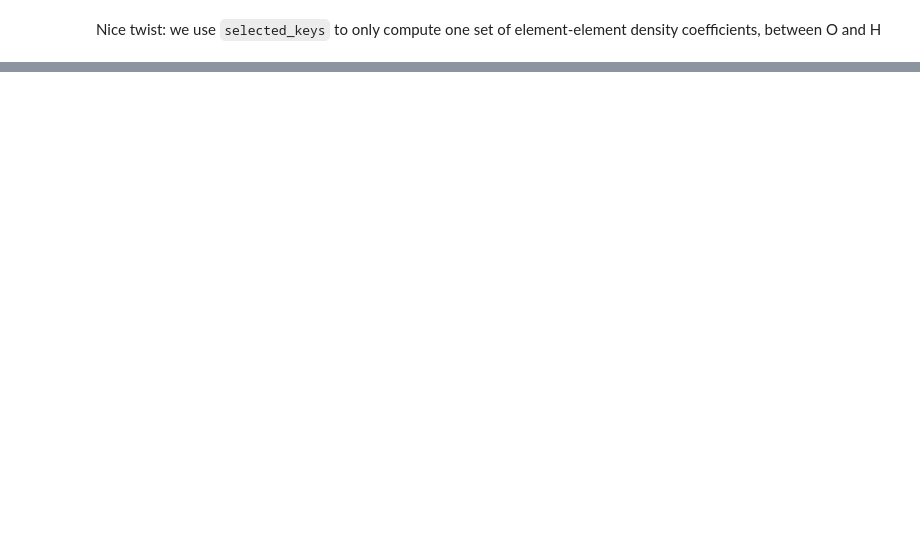
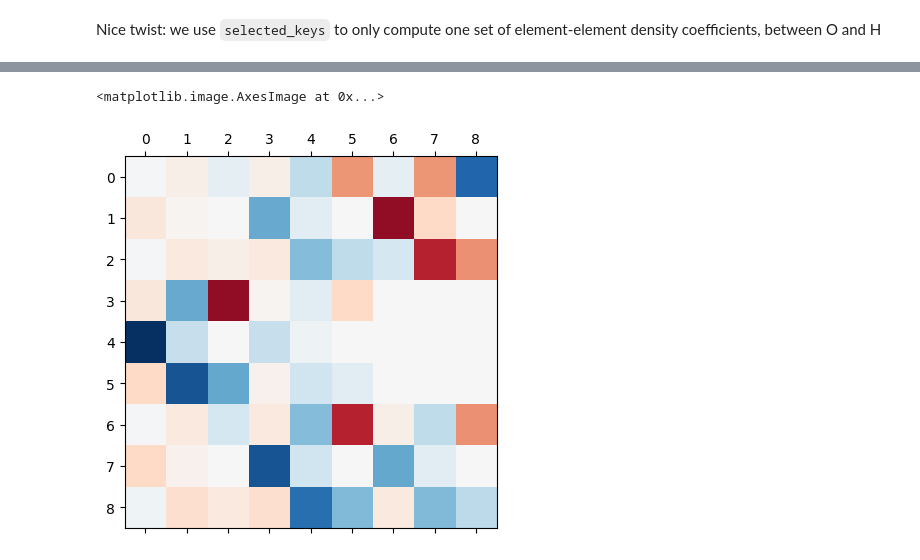
Before and after one commit to ceriottm/ale-notebooks, a Jupyter notebook: lecture-2.ipynb, the cells around one changed output, grey strips where cells are left out. Saved outputs shown, nothing was run; the diff lists cells and outputs as text; code cells hidden in the pictures; blank space fills up the shorter version.

```diff
--- a/lecture-2.ipynb
+++ b/lecture-2.ipynb
@@ -482,0 +530,22 @@ plt.plot(rgrid, Rnl[(1,1)])
+# %%
+rotated_structures = []
+rotated_wdipole = []
+# this is the reference molecule we use
+selected_frame = h2o_frames[81].copy()
+selected_dipole = h2o_dipole[81].copy()
+selected_frame.info['alpha'] = 0
+selected_frame.info['beta'] = 0
+selected_frame.info['gamma'] = 0
+for alpha in np.linspace(0, 2*np.pi, 8):
+    for beta in np.linspace(0, np.pi, 4):
+        for gamma in np.linspace(0, 2*np.pi, 8):
+            rot_frame = selected_frame.copy()
+            rot_frame.info['alpha'] = alpha
+            rot_frame.info['beta'] = beta
+            rot_frame.info['gamma'] = gamma
+            # rotates the frame
+            R = rotation_matrix(alpha, beta, gamma)
+            rot_frame.positions = rot_frame.positions@R.T
+            rot_frame.cell = rot_frame.cell@R.T
+            rot_frame.info['dipole'] = rot_frame.info['dipole']@R.T
+            rotated_structures.append(rot_frame)
@@ -482,0 +615,10 @@ plt.plot(rgrid, Rnl[(1,1)])
+# %%
+# builds the 9x9 rotation matrix - can you follow the index juggling?
+flat_idx = np.array([(0,0),(0,1),(0,2),(1,0),(1,1),(1,2),(2,0),(2,1),(2,2)], dtype=int)
+RR = R[flat_idx[:,0]][:,flat_idx[:,0]]*R[flat_idx[:,1]][:,flat_idx[:,1]]
+# %%
+# the 9x9 matrix is almost entirely full
+plt.matshow(RR, cmap=plt.cm.RdBu, vmin=-max(np.abs(RR.flatten())), vmax=max(np.abs(RR.flatten())))
+# %% [output]
+<matplotlib.image.AxesImage at 0x...>
+[figure, added]
```
Also changed, not shown: parts of 92 cells of this notebook, 2 other files.
